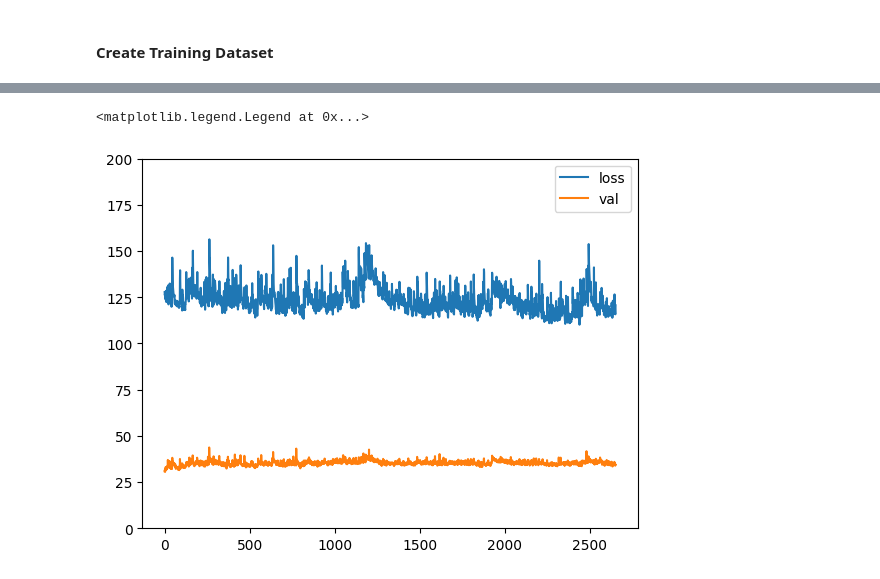
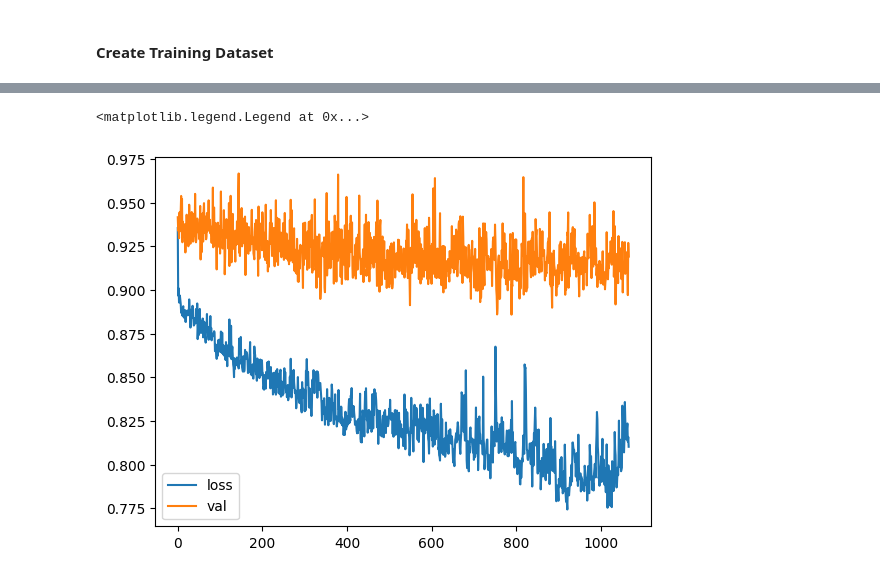
Before and after one commit to Yairama/Geospatial-Interpolation, a Jupyter notebook: 03 transformers_one_head.ipynb, the cells around one changed output, grey strips where cells are left out. Cells and saved outputs as stored; diff of their text form; code cells hidden in the pictures.

```diff
--- a/03 transformers_one_head.ipynb
+++ b/03 transformers_one_head.ipynb
@@ -102,14 +102,14 @@ device = torch.device("cuda" if torch.cuda.is_available() else "cpu")
 X = df_sample.iloc[:,:-1]
 y = df_sample.iloc[:,-1]
 
-X_train, X_val, y_train, y_val = train_test_split(X, y, test_size=0.2)
+X_train, X_val, y_train, y_val = train_test_split(X, y, test_size=0.2, random_state=0)
 
 train = Data(X_train, y_train,device)
 val = Data(X_val, y_val,device)
 real = Data(df.iloc[:,:-1],df.iloc[:,-1], device)
 
-train_loader = data.DataLoader(train, batch_size=300, shuffle=True)
-val_loader = data.DataLoader(val, batch_size=300)
+train_loader = data.DataLoader(train, batch_size=50, shuffle=True)
+val_loader = data.DataLoader(val, batch_size=50)
 real_loader = data.DataLoader(real)
 # %%
 class MultiHeadAttention(torch.nn.Module):
@@ -149,9 +149,15 @@ class TransformerBlock(torch.nn.Module):
         self.ln2 = torch.nn.LayerNorm(n_embd)
         self.attn = MultiHeadAttention(n_embd, n_heads)
         self.mlp = torch.nn.Sequential(
-            torch.nn.Linear(n_embd, 4 * n_embd),
+            torch.nn.Linear(n_embd, 9 * n_embd),
             torch.nn.ReLU(),
-            torch.nn.Linear(4 * n_embd, n_embd)
+            torch.nn.Linear(9 * n_embd, 27*n_embd),
+            torch.nn.ReLU(),
+            torch.nn.Linear(27 * n_embd,243* n_embd),
+            torch.nn.ReLU(),
+            torch.nn.Linear(243 * n_embd, 27*n_embd),
+            torch.nn.ReLU(),
+            torch.nn.Linear(27 * n_embd, n_embd)
         )
 
     def forward(self, x):
@@ -184,8 +190,8 @@ model.to(device)
 
 # Define la función de pérdida y el optimizador
 criterion = nn.MSELoss()
-optimizer = torch.optim.Adam(model.parameters(), lr=0.01)
+optimizer = torch.optim.Adamax(model.parameters(), lr=0.001)
 # summary(model, batch_dim=50)
 writer = SummaryWriter()
-model.load_state_dict(torch.load('models/02Transformer_2654.pth'))
-model.train(True)
+# model.load_state_dict(torch.load('models/MultiTransformer_02_1068.pth'))
+# model.train(True)
@@ -246,7 +234,7 @@ while True:
 
     writer.add_scalar("Loss/train", loss, epoch)
     writer.add_scalar("Validation/train", val, epoch)
-    # clear_output(wait=False)
+    clear_output(wait=False)
     print(f'epoch {epoch + 1}, loss {running_loss:f}')
     print(f'epoch {epoch + 1}, val {running_val:f}')
     # plt.plot(loss_list, label='loss')
@@ -258,11 +250,11 @@ torch.save(model.state_dict(), 'models/03Transformer_'+str(epoch)+'.pth')
 # %%
 plt.plot(loss_list, label='loss')
 plt.plot(val_list, label='val')
-plt.ylim(0,200)
+# plt.ylim(0,200)
 plt.legend()
 # %% [output]
 <matplotlib.legend.Legend at 0x...>
-[figure, old version]
+[figure, new version]
 # %%
 y_pred = []
 y_real = []
```
Also changed, not shown: parts of 8 cells of this notebook, 24 other files.
